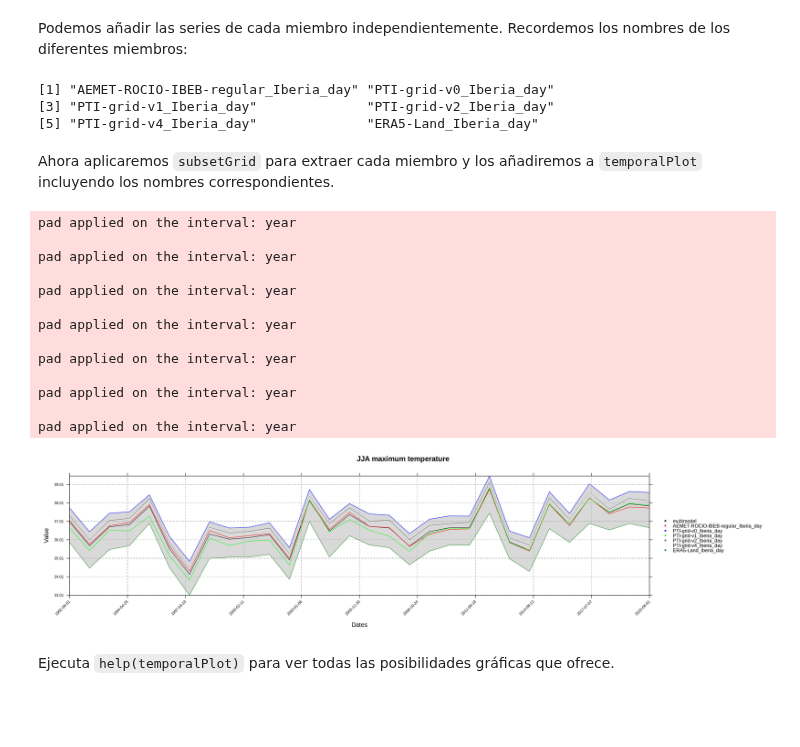
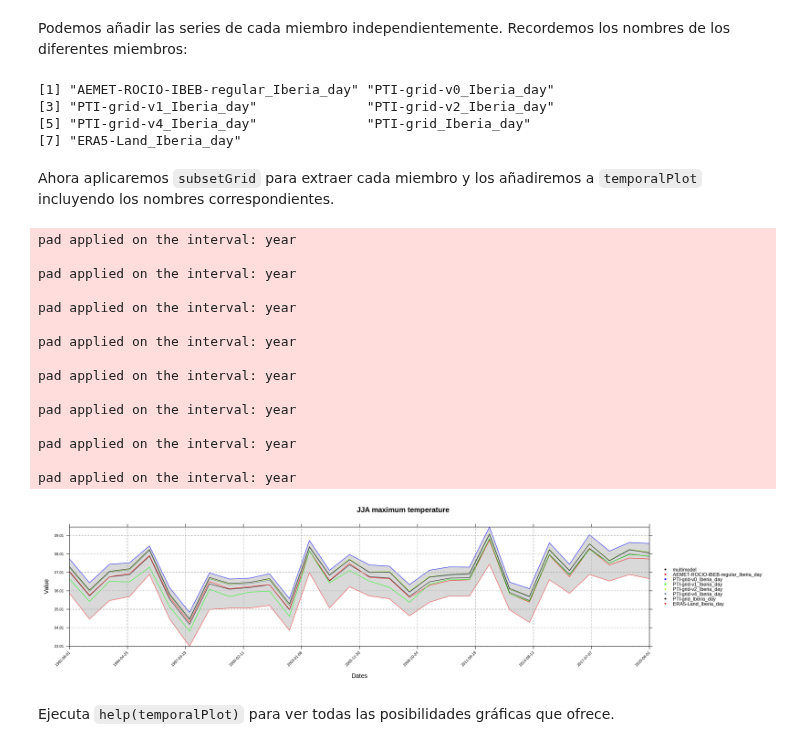
Before and after one commit to SantanderMetGroup/PTI-Clima-Datalab, a Jupyter notebook: Notebooks/R/intercomp_rejillas_obs_Iberia_R.ipynb, the cells around one changed output. Cells and saved outputs as stored; diff of their text form; code cells hidden in the pictures; blank space fills up the shorter version.

Commit message:
Change iberia's intercomp notebook to include the latest version of the PTI grid

```diff
--- a/Notebooks/R/intercomp_rejillas_obs_Iberia_R.ipynb
+++ b/Notebooks/R/intercomp_rejillas_obs_Iberia_R.ipynb
@@ -215,0 +219,3 @@ datasets <- datasets[ind,] %>% print
+# %%
+ind <- grep("PTI-indices", datasets$dataset, invert = TRUE)
+datasets <- datasets[ind, ] %>% print
@@ -338,3 +362,8 @@ lonLim <- di$pr$Dimensions$lon$Values %>% range
+# %%
+di.ref <- dataInventory(subset(datasets, dataset == "AEMET-ROCIO-IBEB-regular_Iberia_day")[["endpoint"]]) %>%
+    suppressMessages %>% suppressWarnings
+latLim <- di.ref$pr$Dimensions$lat$Values %>% range
+lonLim <- di.ref$pr$Dimensions$lon$Values %>% range
 # %% [markdown]
 Ya podemos **realizar la carga**. Ten en cuenta que **esta operación puede tardar minutos**, ya que estamos cargando una gran cantidad de datos. Puedes guardar el objeto generado para evitar repetir esta operación en el futuro. Por ese motivo se incluye un `if` que comprueba si el objeto está creado anteriormente, y ejecuta la carga únicamente si el objeto no está en la ruta indicada (puedes modificar la ruta de `resulting.object.path`).
 # %%
@@ -541,35 +591,39 @@ tasmax.jja.grid.max.masked$Members
 # %% [output]
 [1] "AEMET-ROCIO-IBEB-regular_Iberia_day" "PTI-grid-v0_Iberia_day"
 [3] "PTI-grid-v1_Iberia_day"              "PTI-grid-v2_Iberia_day"
-[5] "PTI-grid-v4_Iberia_day"              "ERA5-Land_Iberia_day"
+[5] "PTI-grid-v4_Iberia_day"              "PTI-grid_Iberia_day"
+[7] "ERA5-Land_Iberia_day"
 # %% [markdown]
 Ahora aplicaremos `subsetGrid` para extraer cada miembro y los añadiremos a `temporalPlot` incluyendo los nombres correspondientes.
 # %%
 independent.members <- lapply(1:length(datasets$dataset), function(i) subsetGrid(tasmax.jja.grid.max.masked, members = i))
 
 temporalPlot("multimodel" = tasmax.jja.grid.max.masked,
              "AEMET-ROCIO-IBEB-regular_Iberia_day" = independent.members[[1]],
              "PTI-grid-v0_Iberia_day" = independent.members[[2]],
              "PTI-grid-v1_Iberia_day" = independent.members[[3]],
              "PTI-grid-v2_Iberia_day" = independent.members[[4]],
              "PTI-grid-v4_Iberia_day" = independent.members[[5]],
-             "ERA5-Land_Iberia_day" = independent.members[[6]],
+             "PTI-grid_Iberia_day"    = independent.members[[6]],
+             "ERA5-Land_Iberia_day"   = independent.members[[7]],
              xyplot.custom = list(main = "JJA maximum temperature"))
 # %% [output]
 pad applied on the interval: year
 
 pad applied on the interval: year
 
 pad applied on the interval: year
 
 pad applied on the interval: year
 
 pad applied on the interval: year
 
 pad applied on the interval: year
 
 pad applied on the interval: year
+
+pad applied on the interval: year
-[figure, old version]
+[figure, new version]
 # %% [markdown]
 Ejecuta `help(temporalPlot)` para ver todas las posibilidades gráficas que ofrece.
 # %% [markdown]
```
Also changed, not shown: parts of 25 cells of this notebook.
